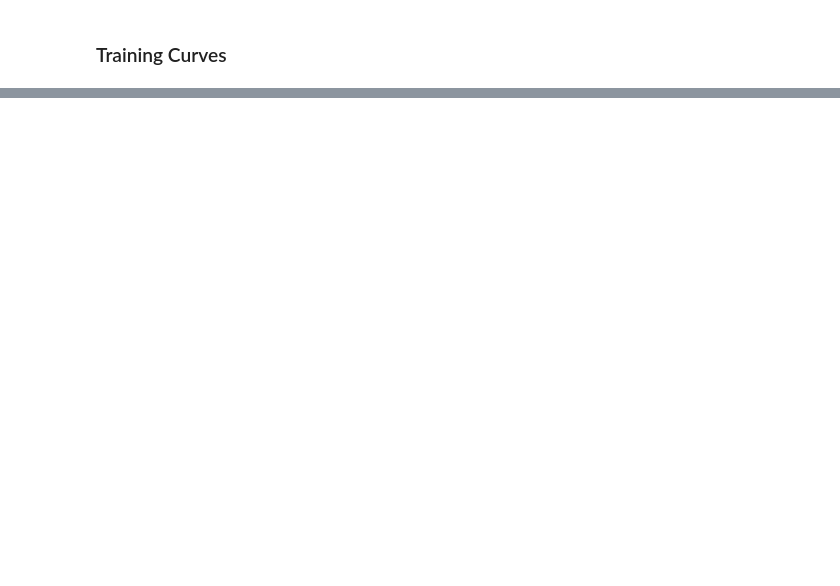
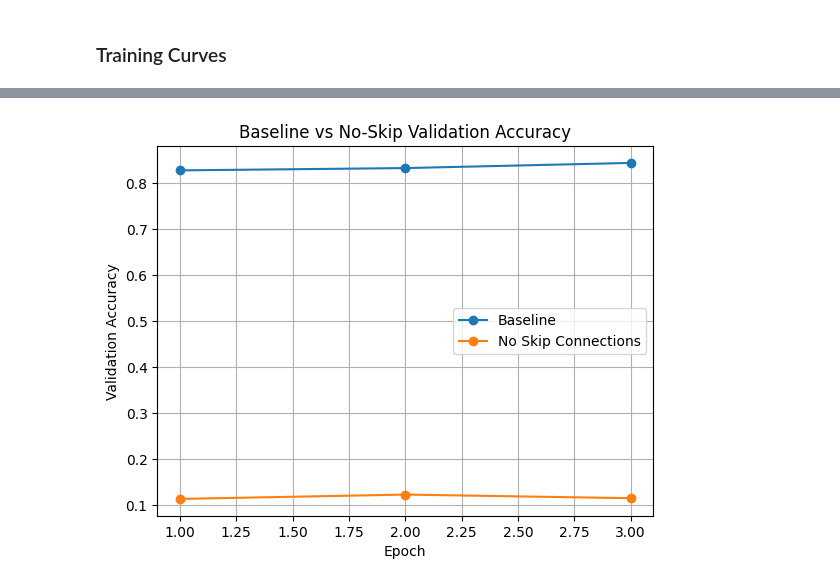
Before and after one commit to sohauv/atml_pa0, a Jupyter notebook: task1/task1.ipynb, the cells around one changed output, grey strips where cells are left out. Saved outputs shown, nothing was run; the diff lists cells and outputs as text; code cells hidden in the pictures; blank space fills up the shorter version.

Commit message:
Complete Task 1.2 skip connection experiment

```diff
--- a/task1/task1.ipynb
+++ b/task1/task1.ipynb
@@ -49,28 +47,25 @@ GPU: Tesla T4
 weights = ResNet152_Weights.DEFAULT
 transform = weights.transforms()
 
-
 full_train_dataset = datasets.CIFAR10(
-    root="./data",
+    root="/kaggle/input/datasets/sohauvv/cifar10-local",
     train=True,
-    download=True,
+    download=False,
     transform=transform,
 )
 
 test_dataset = datasets.CIFAR10(
-    root="./data",
+    root="/kaggle/input/datasets/sohauvv/cifar10-local",
     train=False,
-    download=True,
+    download=False,
     transform=transform,
 )
-
 
 train_dataset, val_dataset = random_split(
     full_train_dataset,
     [45000, 5000],
     generator=torch.Generator().manual_seed(SEED),
 )
-
 
 train_loader = DataLoader(
     train_dataset,
@@ -97,7 +92,6 @@ test_loader = DataLoader(
     pin_memory=torch.cuda.is_available(),
 )
 
-
 print("Train images:", len(train_dataset))
 print("Validation images:", len(val_dataset))
 print("Test images:", len(test_dataset))
@@ -439,0 +625,74 @@ nothing added to commit but untracked files present (use "git add" to track)
+# %%
+epochs_range = range(1, EPOCHS + 1)
+
+
+# Validation accuracy comparison
+plt.figure()
+
+plt.plot(
+    epochs_range,
+    baseline_history["val_acc"],
+    marker="o",
+    label="Baseline",
+)
+
+plt.plot(
+    epochs_range,
+    no_skip_history["val_acc"],
+    marker="o",
+    label="No Skip Connections",
+)
+
+plt.xlabel("Epoch")
+plt.ylabel("Validation Accuracy")
+plt.title("Baseline vs No-Skip Validation Accuracy")
+plt.legend()
+plt.grid()
+
+comparison_acc_path = RESULTS_DIR / "baseline_vs_no_skip_accuracy.png"
+
+plt.savefig(
+    comparison_acc_path,
+    bbox_inches="tight",
+)
+
+plt.show()
+
+
+# Validation loss comparison
+plt.figure()
+
+plt.plot(
+    epochs_range,
+    baseline_history["val_loss"],
+    marker="o",
+    label="Baseline",
+)
+
+plt.plot(
+    epochs_range,
+    no_skip_history["val_loss"],
+    marker="o",
+    label="No Skip Connections",
+)
+
+plt.xlabel("Epoch")
+plt.ylabel("Validation Loss")
+plt.title("Baseline vs No-Skip Validation Loss")
+plt.legend()
+plt.grid()
+
+comparison_loss_path = RESULTS_DIR / "baseline_vs_no_skip_loss.png"
+
+plt.savefig(
+    comparison_loss_path,
+    bbox_inches="tight",
+)
+
+plt.show()
+
+
+print("Comparison accuracy plot saved to:", comparison_acc_path)
+print("Comparison loss plot saved to:", comparison_loss_path)
+# %% [output]
+[figure, added]
```
Also changed, not shown: parts of 18 cells of this notebook, 4 other files.
